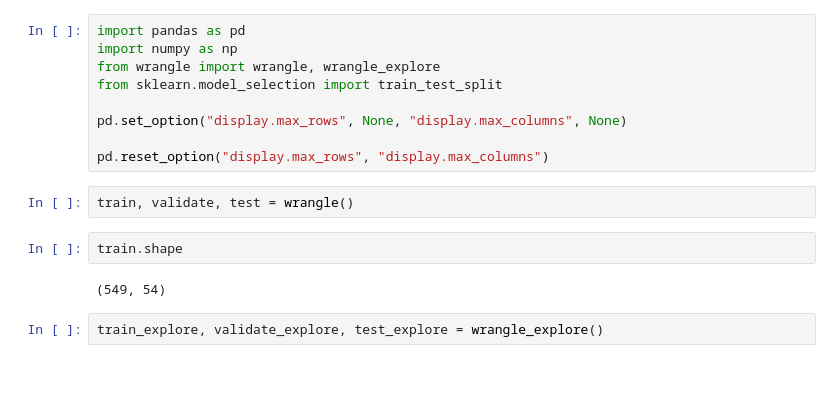
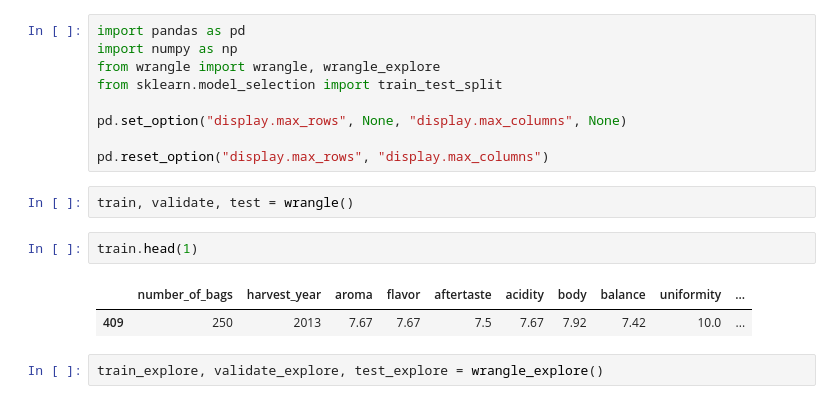
Before and after one commit to joshuamchavez2/Drivers-for-Excellent-Coffee, a Jupyter notebook: draft_split.ipynb, the cells around one changed output. Drawn from its saved outputs; the diff is of its cells as text; blank space fills up the shorter version.

```diff
--- a/draft_split.ipynb
+++ b/draft_split.ipynb
@@ -10,9 +10,10 @@ pd.reset_option("display.max_rows", "display.max_columns")
 # %%
 train, validate, test = wrangle()
 # %%
-train.shape
+train.head(1)
 # %% [output]
-(549, 54)
+|  | number_of_bags | harvest_year | aroma | flavor | aftertaste | acidity | body | balance | uniformity | ... |
+| 409 | 250 | 2013 | 7.67 | 7.67 | 7.5 | 7.67 | 7.92 | 7.42 | 10.0 | ... |
 # %%
 train_explore, validate_explore, test_explore = wrangle_explore()
 # %%
```
Also changed, not shown: parts of 2 cells of this notebook, 4 other files.
